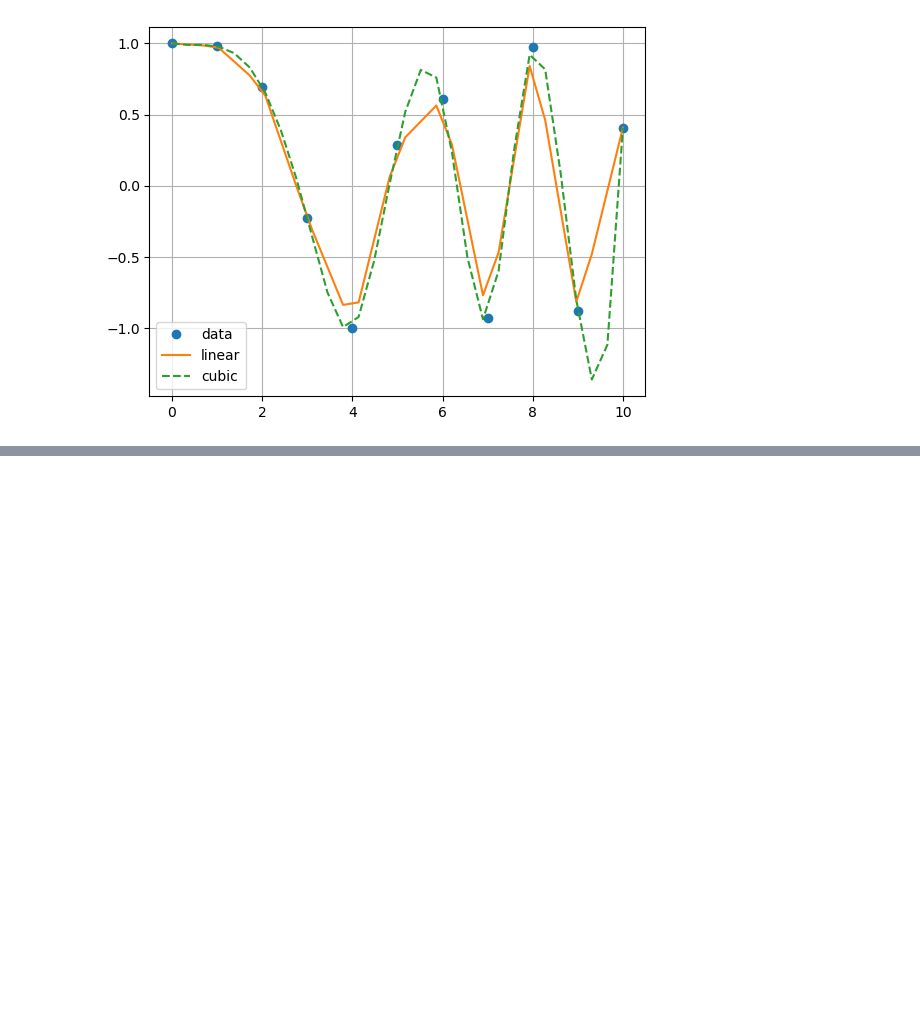
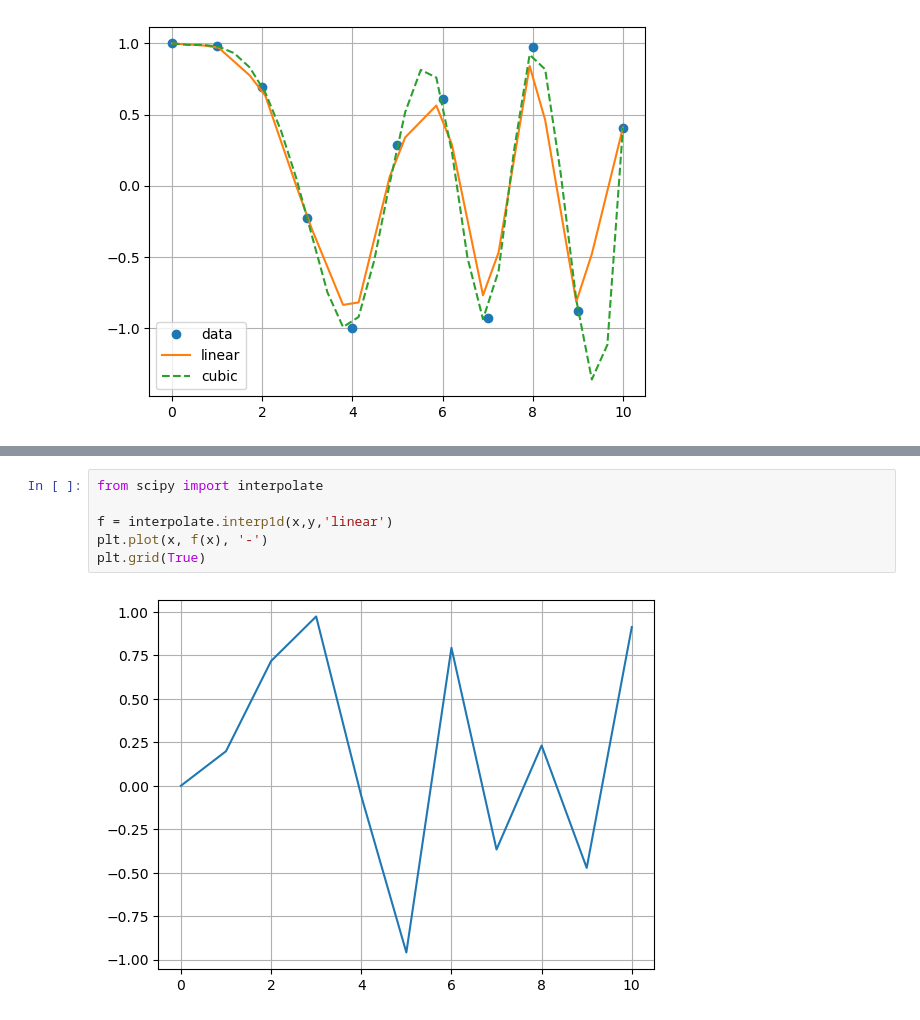
Before and after one commit to RentoYabuki06/ut_datascience_ikusei_kouza, a Jupyter notebook: chapter05/ch05.ipynb, the cells around one changed output, grey strips where cells are left out. Cells and saved outputs as stored; diff of their text form; blank space fills up the shorter version.

```diff
--- a/chapter05/ch05.ipynb
+++ b/chapter05/ch05.ipynb
@@ -444,0 +453,8 @@ plt.grid(True)
+# %%
+from scipy import interpolate
+
+f = interpolate.interp1d(x,y,'linear')
+plt.plot(x, f(x), '-')
+plt.grid(True)
+# %% [output]
+[figure, added]
```
Also changed, not shown: parts of 24 cells of this notebook.
